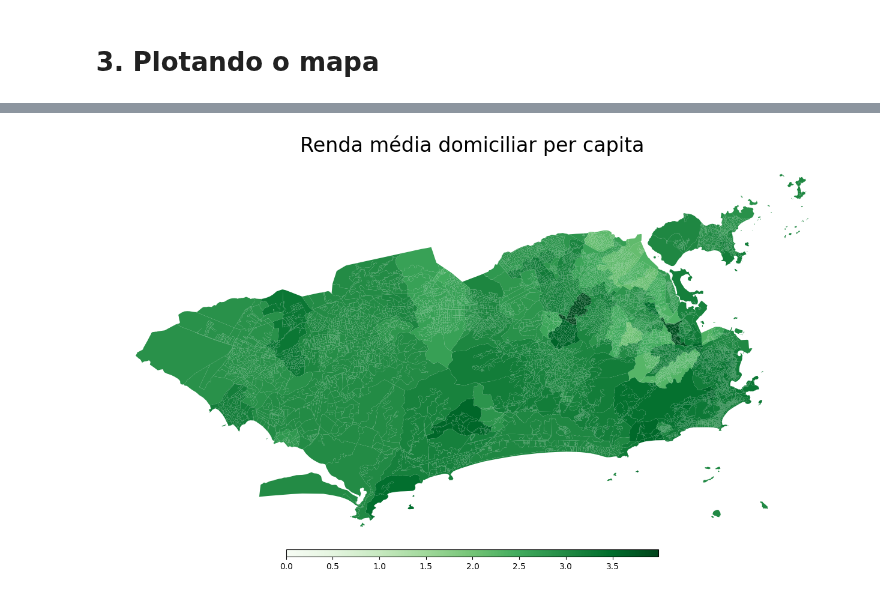
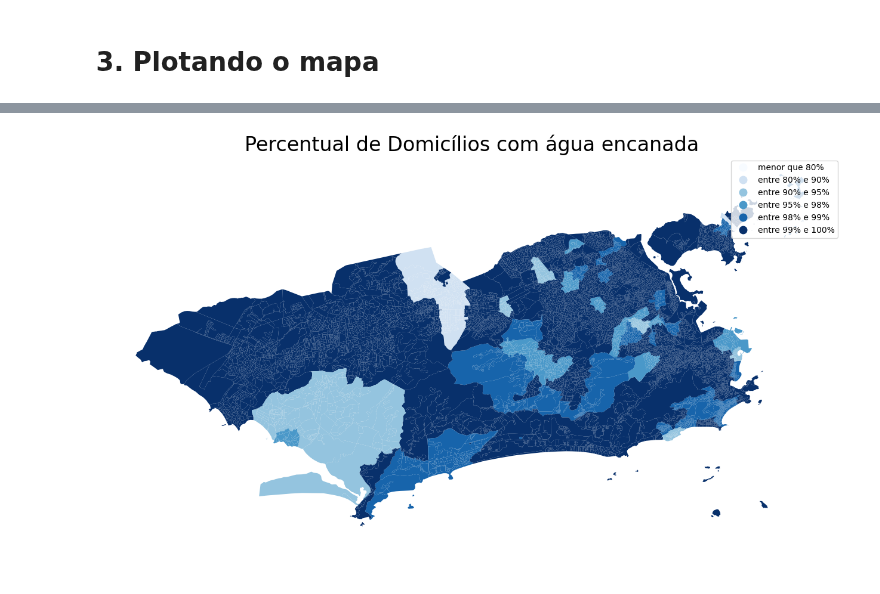
Before and after one commit to GDevigili/TCC-IBGE, a Jupyter notebook: src/data-vis/eda.ipynb, the cells around one changed output, grey strips where cells are left out. Saved outputs shown, nothing was run; the diff lists cells and outputs as text; code cells hidden in the pictures.

Commit message:
Plots about water

```diff
--- a/src/data-vis/eda.ipynb
+++ b/src/data-vis/eda.ipynb
@@ -181,3 +175,25 @@ df_rio_grouped.head()
+# %%
+# Choose a column to be the numeric column
+data_columns = ['ABASTECIMENTO DE ÁGUA, CANALIZAÇÃO']
+value = ' Não'
+aux_columns = ['ÁREA DE PONDERAÇÃO', 'PESO AMOSTRAL'] + data_columns
+var = data_columns[0]
+
+# Select only the columns that will be used
+df_rio_filtered = df_rio[aux_columns]
+
+# Group the DataFrame and calculate the weighted average
+# df_rio_filtered = df_rio_filtered.fillna(df_rio_filtered.mean())
+df_rio_filtered  = df_rio_filtered.fillna(value)
+
+df_rio_filtered[var + '_pct'] = df_rio_filtered[var].apply(lambda x: 1 if x != value else 0)
+
+# for col in data_columns:
+#     df_rio_filtered[col + '_ponderado'] = df_rio_filtered[col] * df_rio_filtered['PESO AMOSTRAL']
+
+# Calculate the weighted average
+# df_rio_grouped = df_rio_filtered.groupby('ÁREA DE PONDERAÇÃO').apply(lambda x: pd.Series({col: weighted_avg(x, col, 'PESO AMOSTRAL') for col in data_columns}))
+df_rio_grouped = df_rio_filtered.groupby('ÁREA DE PONDERAÇÃO').mean()
 # %% [markdown]
 ## 3.2. Juntando os dados com o Shapefile
 # %%
@@ -210,2 +225,10 @@ memory usage: 492.4+ KB
 # %% [markdown]
 # 3. Plotando o mapa
+# %%
+# Define the bins and labels
+var = data_columns[0]
+bins = [0, 0.8, 0.9, 0.95, 0.98, 0.99, 1]  # replace with your list of values
+labels = ['menor que 80%', 'entre 80% e 90%', 'entre 90% e 95%', 'entre 95% e 98%', 'entre 98% e 99%', 'entre 99% e 100%']
+
+# Create the new column
+gdf_rio_join[var + '_cat'] = pd.cut(gdf_rio_join[var + '_pct'], bins=bins, labels=labels, include_lowest=True)
@@ -212,3 +251,5 @@ memory usage: 492.4+ KB
+# %%
+var = data_columns[0] + '_cat'
 # %%
 def plot_map(
         gdf,
@@ -218,34 +259,34 @@ def plot_map(
         figsize=(16, 10),
         alpha=0.5
     ):
     # Filter the GeoDataFrame to only the column of interest
     gdf = gdf[['geometry', column]]
 
     # Plot the GeoDataFrame
     ax = gdf.plot(
         column=column,
         figsize=figsize,
         alpha=alpha,
         cmap=cmap,
         # edgecolor='k',
         legend=True,
-        legend_kwds={'orientation': 'horizontal', 'shrink': 0.5, 'pad': 0.01, 'aspect': 50},
+        # legend_kwds={'orientation': 'horizontal', 'shrink': 0.5, 'pad': 0.01, 'aspect': 50},
         vmin=0
     )
 
     ax.set_axis_off()
 
     plt.title(title, fontsize=24)
     plt.show()
 
 
 plot_map(
     gdf_rio_join,
     column=var,
-    title='Renda média domiciliar per capita',
-    cmap='Greens',
+    title='Percentual de Domicílios com água encanada',
+    cmap='Blues',
     alpha=1,
     figsize=(16, 10)
     )
 # %% [output]
-[figure, old version]
+[figure, new version]
```
Also changed, not shown: parts of 11 cells of this notebook.
